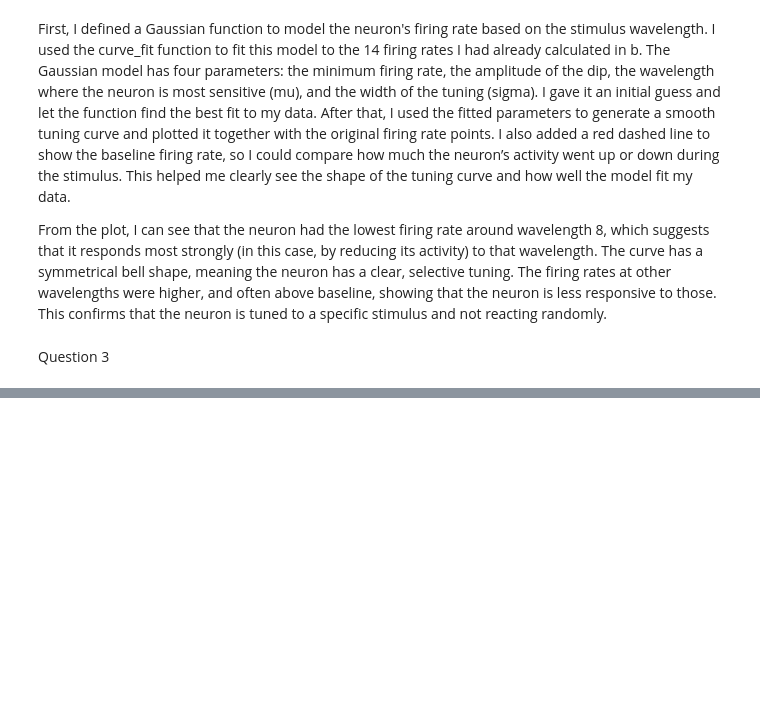
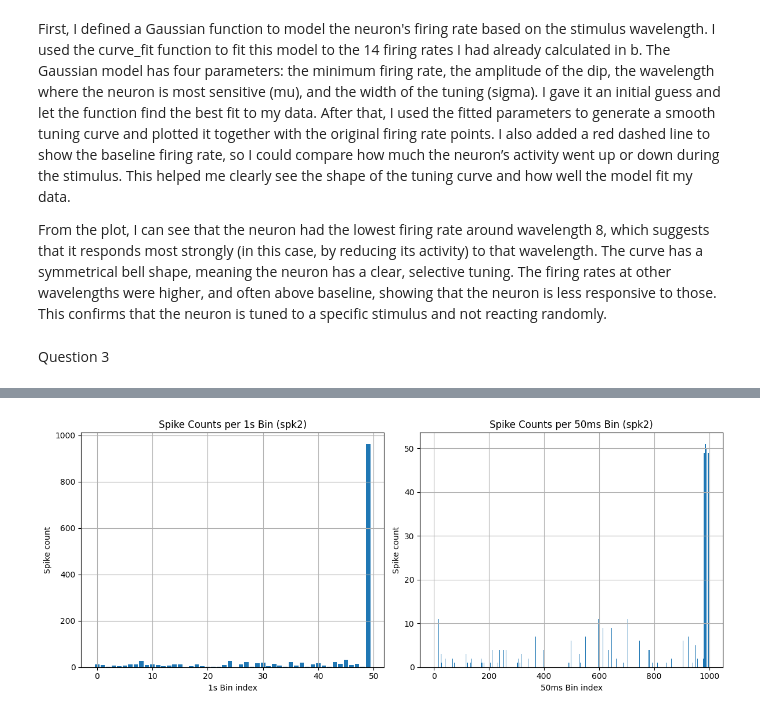
Before and after one commit to Yaelts2/SDA_HW, a Jupyter notebook: assignment2.ipynb, the cells around one changed output, grey strips where cells are left out. Saved outputs shown, nothing was run; the diff lists cells and outputs as text; code cells hidden in the pictures; blank space fills up the shorter version.

```diff
--- a/assignment2.ipynb
+++ b/assignment2.ipynb
@@ -217,0 +275,36 @@ Question 3
+# %%
+T = 50  # seconds
+
+# Bin edges
+bins_1s = np.arange(0, T + 1, 1)
+bins_50ms = np.arange(0, T + 0.05, 0.05)
+
+# Spike counts per bin
+counts_1s, _ = np.histogram(spk2, bins=bins_1s)
+counts_50ms, _ = np.histogram(spk2, bins=bins_50ms)
+
+# Create bin indices for x-axis
+x_1s = np.arange(len(counts_1s))
+x_50ms = np.arange(len(counts_50ms))
+
+# Plot in separate subplots
+plt.figure(figsize=(12, 5))
+
+plt.subplot(1, 2, 1)
+plt.bar(x_1s, counts_1s)
+plt.title("Spike Counts per 1s Bin (spk2)")
+plt.xlabel("1s Bin index")
+plt.ylabel("Spike count")
+plt.grid(True)
+
+plt.subplot(1, 2, 2)
+plt.bar(x_50ms, counts_50ms)
+plt.title("Spike Counts per 50ms Bin (spk2)")
+plt.xlabel("50ms Bin index")
+plt.ylabel("Spike count")
+plt.grid(True)
+
+plt.tight_layout()
+plt.show()
+# %% [output]
+[figure, added]
```
Also changed, not shown: parts of 5 cells of this notebook.
